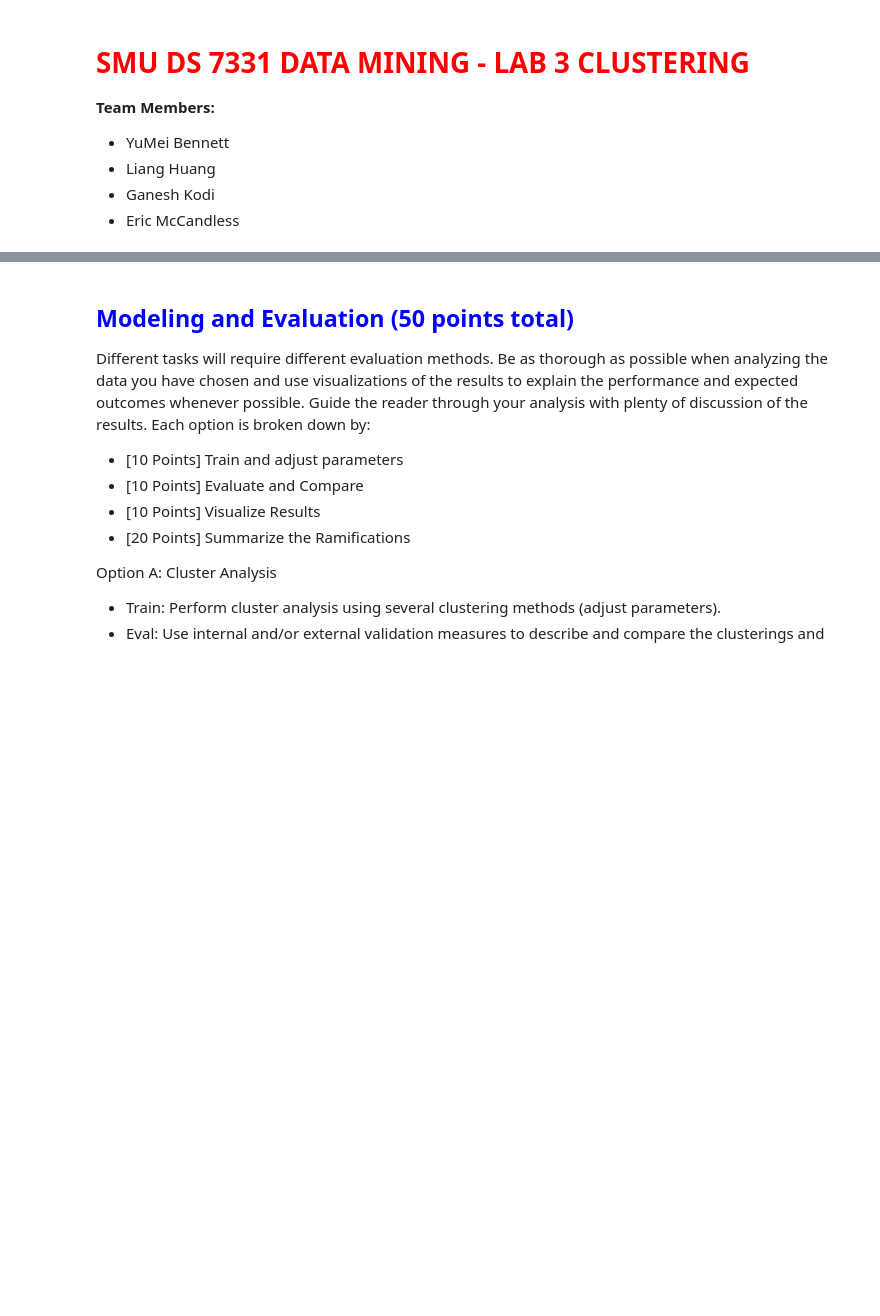
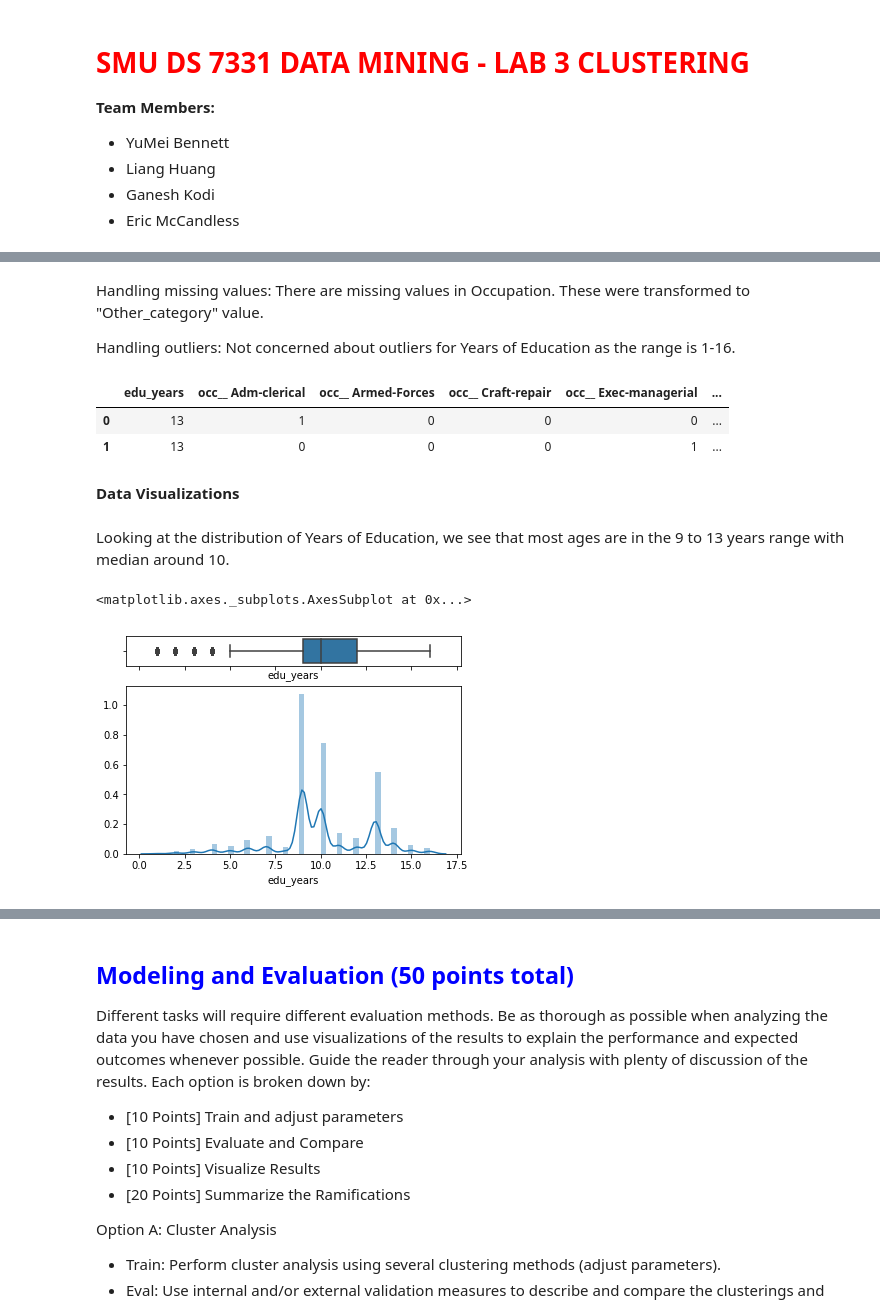
Before and after one commit to emccandlesssmu/data_mining, a Jupyter notebook: Lab3_Clustering.ipynb, the cells around one changed output, grey strips where cells are left out. Drawn from its saved outputs; the diff is of its cells as text; code cells hidden in the pictures; blank space fills up the shorter version.

```diff
--- a/Lab3_Clustering.ipynb
+++ b/Lab3_Clustering.ipynb
@@ -18,0 +44,10 @@ dataset and the stakeholders needs?
+# %%
+#Read in dataset and add attribute names and check.
+import pandas as pd
+col_names = ['age', 'employ_type', 'pop_num', 'edu_level', 'edu_years', 'marital', 'occ', 'relation', 'race', 'gender', 'cap_gain', 'cap_loss', 'hours_week', 'country_orig', 'income']
+df = pd.read_csv('adult.csv', names=col_names, header=None)
+
+
+#Select only the Years of Education and Occupation variables for dataframe to conduct Cluster analysis.
+df1 = df.filter(['edu_years','occ'], axis=1)
+df1.head(2)
@@ -18,0 +112,37 @@ dataset and the stakeholders needs?
+# %% [markdown]
+Handling missing values:  There are missing values in Occupation.  These were transformed to "Other_category" value.
+
+Handling outliers:  Not concerned about outliers for Years of Education as the range is 1-16.
+# %%
+#import all necessary modules
+import pandas as pd
+import matplotlib.pyplot as plt
+import numpy as np
+from sklearn.preprocessing import Imputer
+import seaborn as sns
+
+#Replace "?" with "Other_category" in Occupation attribute
+df1['occ'] = df1['occ'].str.replace('?','Other_category')
+
+#Transform Occupation into multiple columns with 0 and 1
+# use pd.concat to join the new columns with original dataframe then drop the original 'Occupation' column (don't need it anymore)
+df2 = pd.concat([df1,pd.get_dummies(df1['occ'], prefix='occ_')],axis=1)
+df2.drop(['occ'],axis=1, inplace=True)
+
+df2.head(2)
+# %% [output]
+|  | edu_years | occ__ Adm-clerical | occ__ Armed-Forces | occ__ Craft-repair | occ__ Exec-managerial | ... |
+| 0 | 13 | 1 | 0 | 0 | 0 | ... |
+| 1 | 13 | 0 | 0 | 0 | 1 | ... |
+# %% [markdown]
+**Data Visualizations**
+# %% [markdown]
+Looking at the distribution of Years of Education, we see that most ages are in the 9 to 13 years range with median around 10.
+# %%
+# Check the distribution of Years of Education
+f, (ax_box, ax_hist) = plt.subplots(2, sharex=True, gridspec_kw={"height_ratios": (.15, .85)})
+sns.boxplot(df1["edu_years"], ax=ax_box)
+sns.distplot(df1["edu_years"], ax=ax_hist)
+# %% [output]
+<matplotlib.axes._subplots.AxesSubplot at 0x...>
+[figure, added]
```
Also changed, not shown: parts of 16 cells of this notebook.
